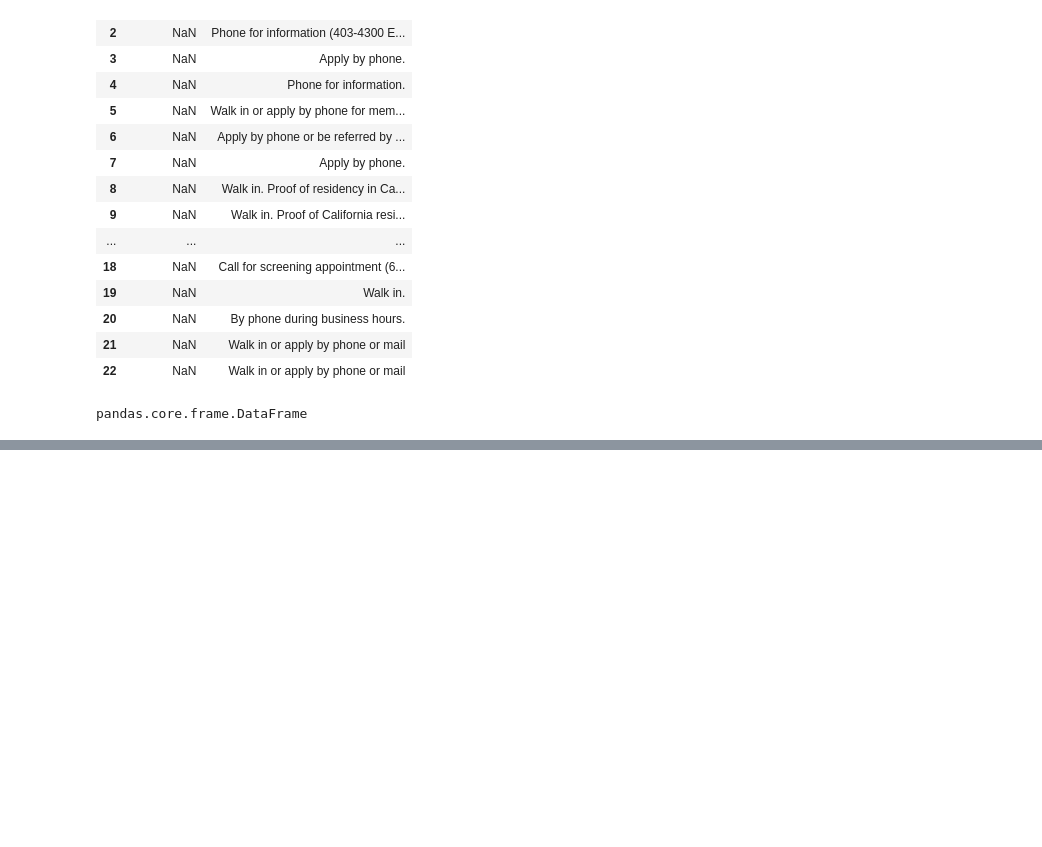
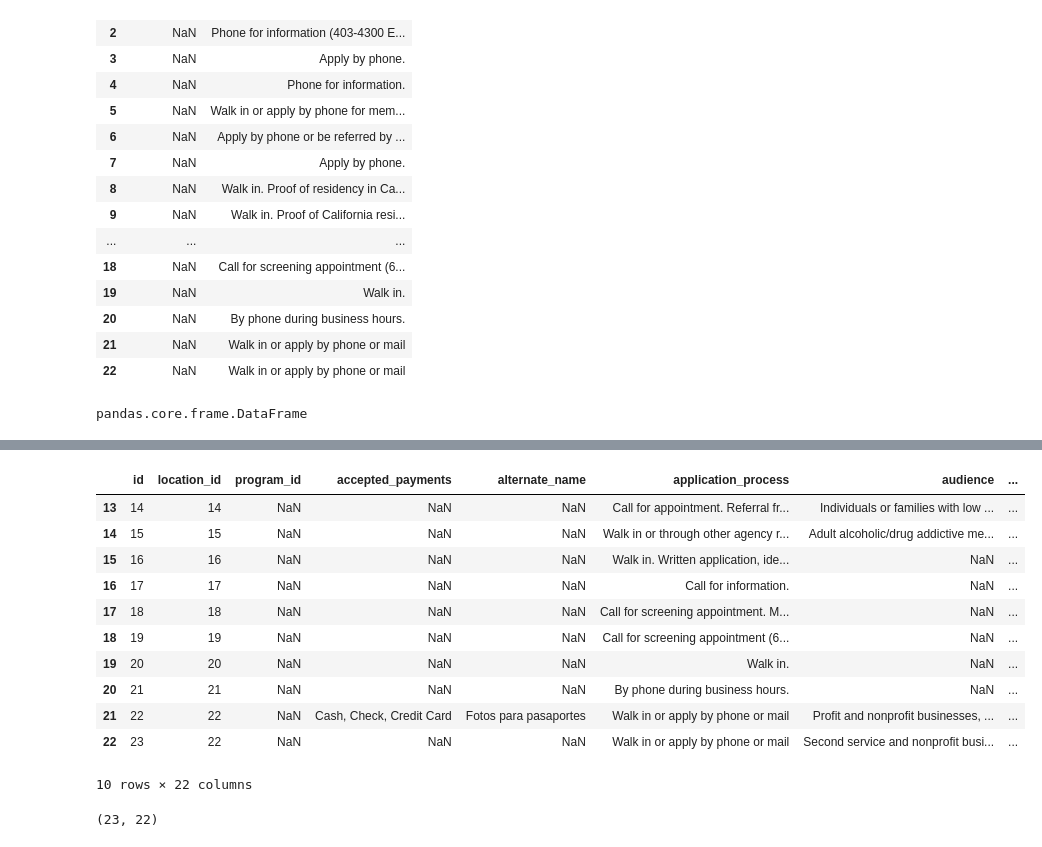
Before and after one commit to Piyush6678/pwDataScience, a Jupyter notebook: class/python/pandas/basics.ipynb, the cells around one changed output, grey strips where cells are left out. Drawn from its saved outputs; the diff is of its cells as text; code cells hidden in the pictures; blank space fills up the shorter version.

```diff
--- a/class/python/pandas/basics.ipynb
+++ b/class/python/pandas/basics.ipynb
@@ -76,0 +184,19 @@ pandas.core.frame.DataFrame
+# %%
+df.tail(10)
+# %% [output]
+|  | id | location_id | program_id | accepted_payments | alternate_name | application_process | audience | ... |
+| 13 | 14 | 14 | NaN | NaN | NaN | Call for appointment. Referral fr... | Individuals or families with low ... | ... |
+| 14 | 15 | 15 | NaN | NaN | NaN | Walk in or through other agency r... | Adult alcoholic/drug addictive me... | ... |
+| 15 | 16 | 16 | NaN | NaN | NaN | Walk in. Written application, ide... | NaN | ... |
+| 16 | 17 | 17 | NaN | NaN | NaN | Call for information. | NaN | ... |
+| 17 | 18 | 18 | NaN | NaN | NaN | Call for screening appointment. M... | NaN | ... |
+| 18 | 19 | 19 | NaN | NaN | NaN | Call for screening appointment (6... | NaN | ... |
+| 19 | 20 | 20 | NaN | NaN | NaN | Walk in. | NaN | ... |
+| 20 | 21 | 21 | NaN | NaN | NaN | By phone during business hours. | NaN | ... |
+| 21 | 22 | 22 | NaN | Cash, Check, Credit Card | Fotos para pasaportes | Walk in or apply by phone or mail | Profit and nonprofit businesses, ... | ... |
+| 22 | 23 | 22 | NaN | NaN | NaN | Walk in or apply by phone or mail | Second service and nonprofit busi... | ... |
+10 rows × 22 columns
+# %%
+df.shape
+# %% [output]
+(23, 22)
```
Also changed, not shown: parts of 31 cells of this notebook, 2 other files.
